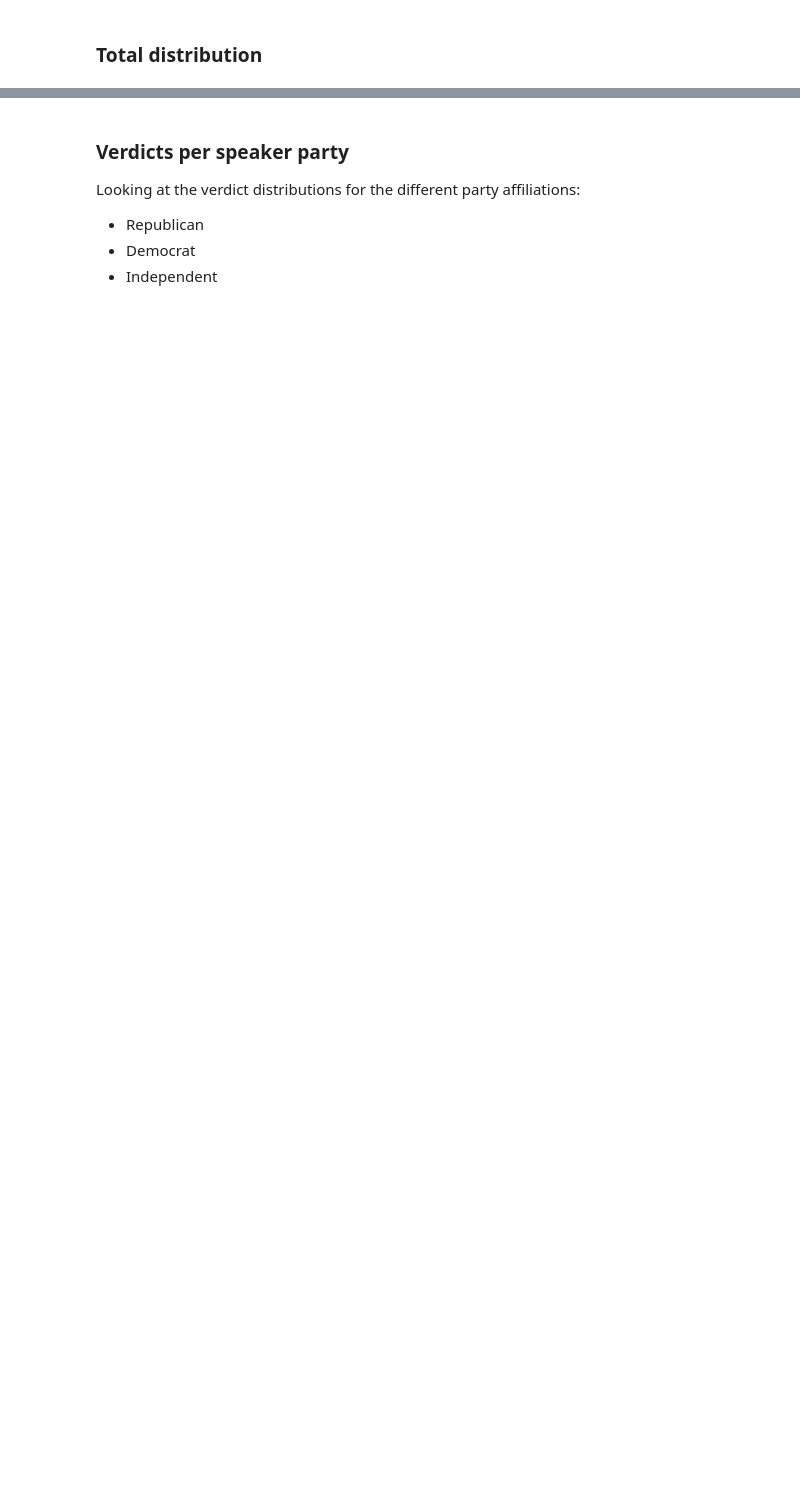
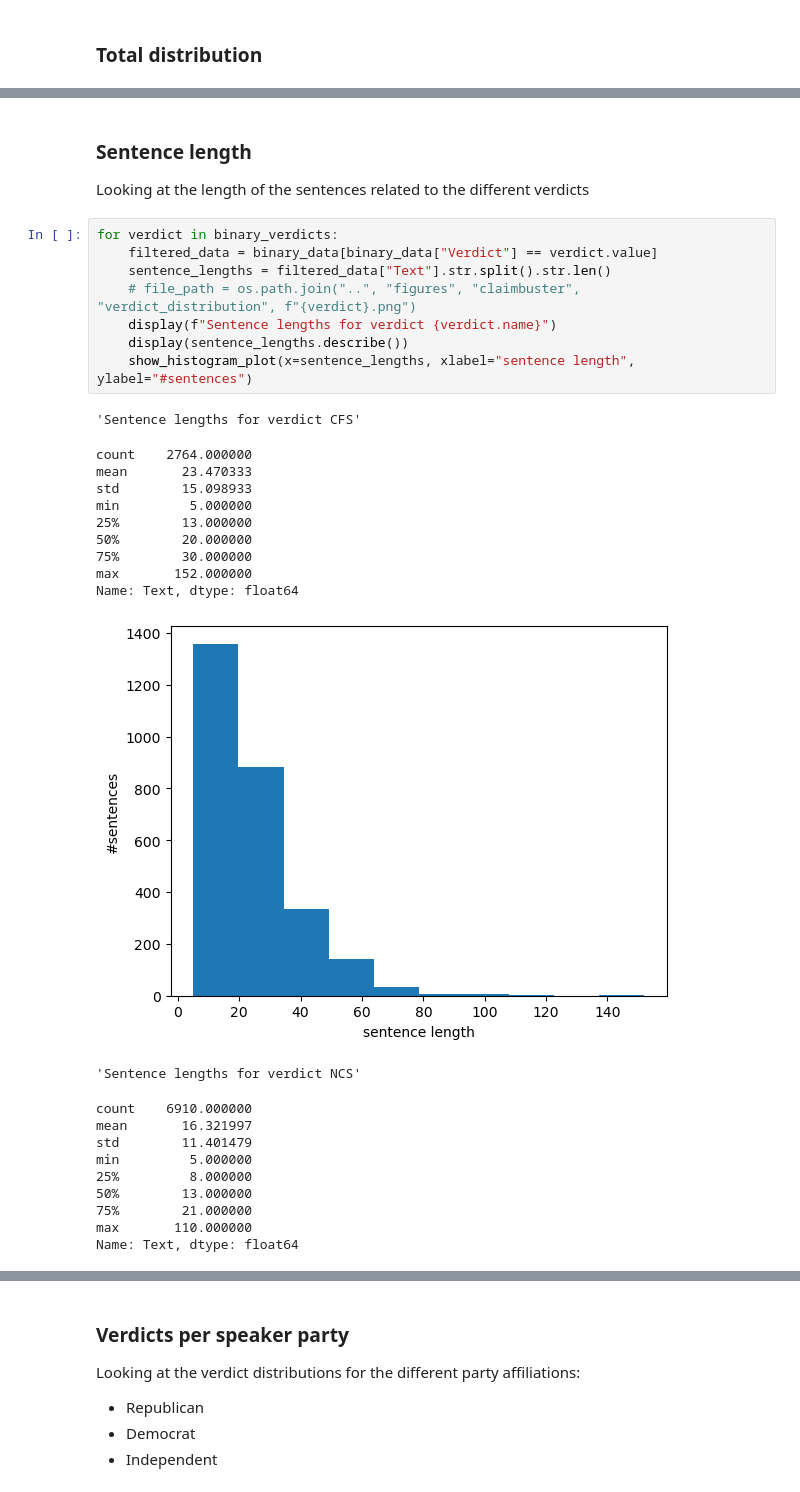
Before and after one commit to matsbratvold/Checkworthiness-Detection-with-Open-Source-LLMs, a Jupyter notebook: src/claimbuster.ipynb, the cells around one changed output, grey strips where cells are left out. Drawn from its saved outputs; the diff is of its cells as text; blank space fills up the shorter version.

```diff
--- a/src/claimbuster.ipynb
+++ b/src/claimbuster.ipynb
@@ -83,0 +89,34 @@ show_histogram_plot(x=x, y=y, ylabel="#sentences", file_path=file_path)
+# %% [markdown]
+### Sentence length
+
+Looking at the length of the sentences related to the different verdicts
+# %%
+for verdict in binary_verdicts:
+    filtered_data = binary_data[binary_data["Verdict"] == verdict.value]
+    sentence_lengths = filtered_data["Text"].str.split().str.len()
+    # file_path = os.path.join("..", "figures", "claimbuster", "verdict_distribution", f"{verdict}.png")
+    display(f"Sentence lengths for verdict {verdict.name}")
+    display(sentence_lengths.describe())
+    show_histogram_plot(x=sentence_lengths, xlabel="sentence length", ylabel="#sentences")
+# %% [output]
+'Sentence lengths for verdict CFS'
+count    2764.000000
+mean       23.470333
+std        15.098933
+min         5.000000
+25%        13.000000
+50%        20.000000
+75%        30.000000
+max       152.000000
+Name: Text, dtype: float64
+[figure, added]
+'Sentence lengths for verdict NCS'
+count    6910.000000
+mean       16.321997
+std        11.401479
+min         5.000000
+25%         8.000000
+50%        13.000000
+75%        21.000000
+max       110.000000
+Name: Text, dtype: float64
```
Also changed, not shown: parts of 15 cells of this notebook.
